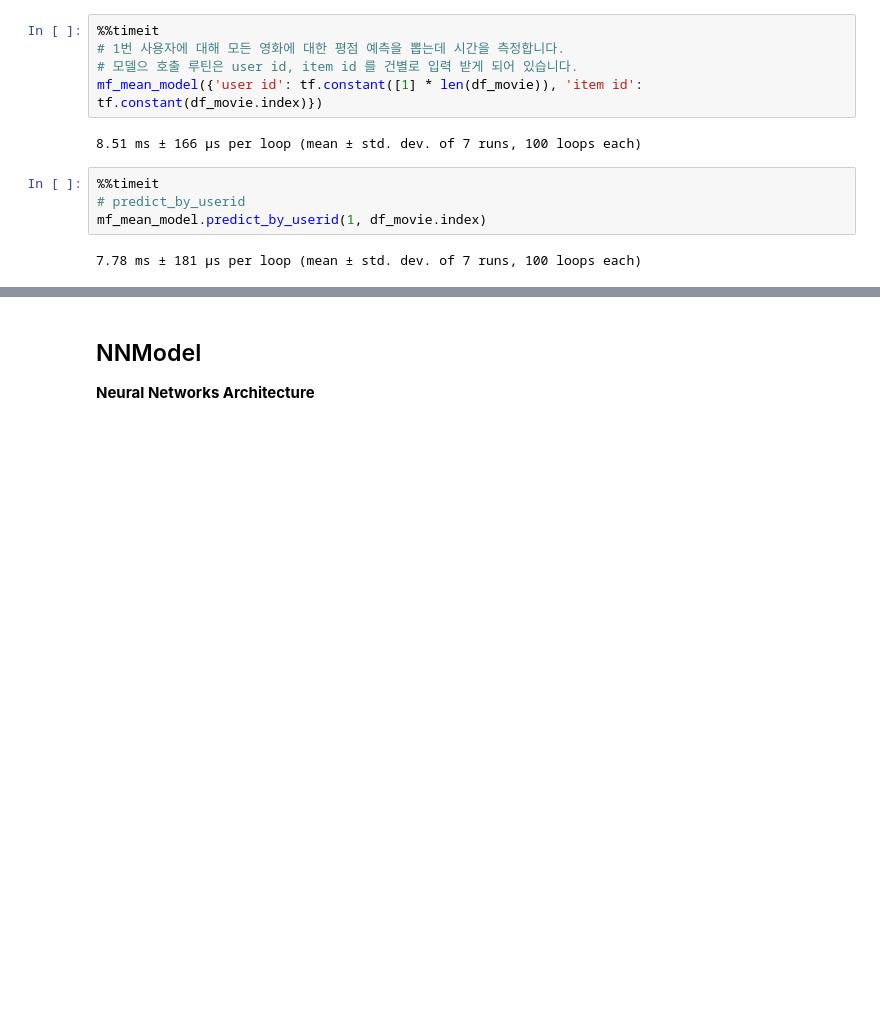
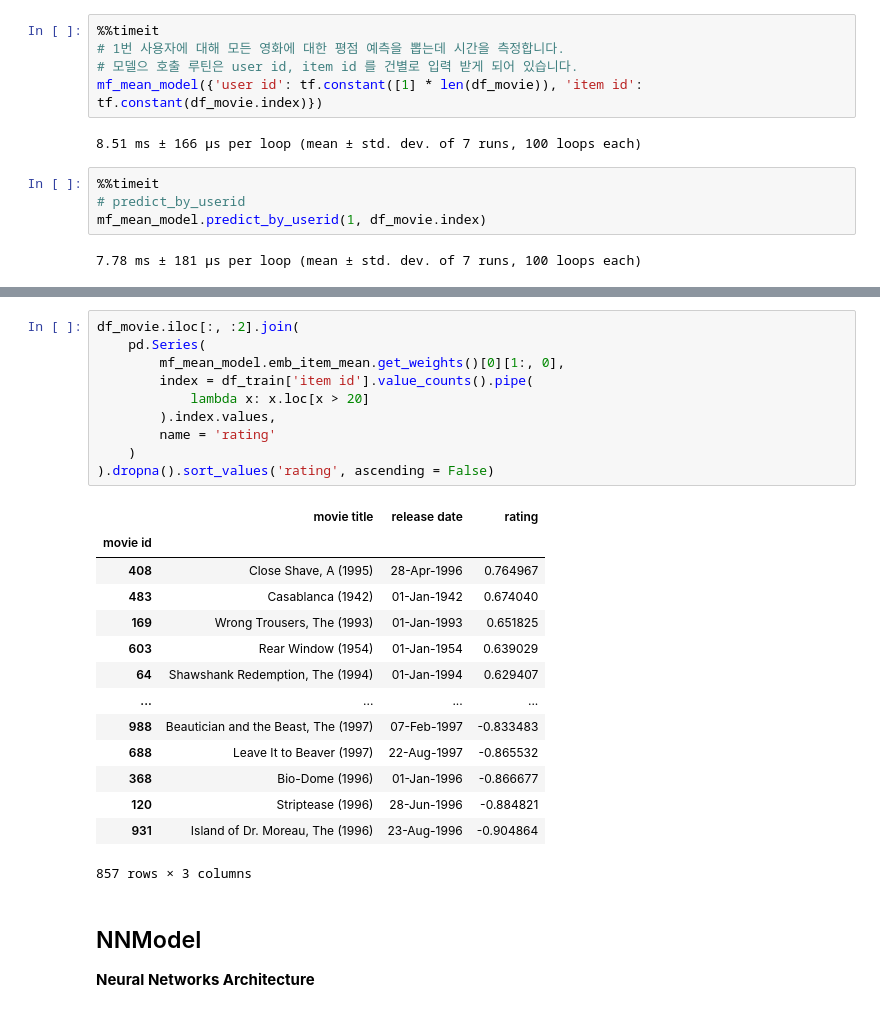
Before and after one commit to sunkusun9/rcmd_2503, a Jupyter notebook: 4.Matrix Factorization1.ipynb, the cells around one changed output, grey strips where cells are left out. Cells and saved outputs as stored; diff of their text form; blank space fills up the shorter version.

```diff
--- a/4.Matrix Factorization1.ipynb
+++ b/4.Matrix Factorization1.ipynb
@@ -1011,3 +1060,28 @@ mf_mean_model.predict_by_userid(1, df_movie.index)
+# %%
+df_movie.iloc[:, :2].join(
+    pd.Series(
+        mf_mean_model.emb_item_mean.get_weights()[0][1:, 0],
+        index = df_train['item id'].value_counts().pipe(
+            lambda x: x.loc[x > 20]
+        ).index.values,
+        name = 'rating'
+    )
+).dropna().sort_values('rating', ascending = False)
+# %% [output]
+|  | movie title | release date | rating |
+| movie id |  |  |  |
+| 408 | Close Shave, A (1995) | 28-Apr-1996 | 0.764967 |
+| 483 | Casablanca (1942) | 01-Jan-1942 | 0.674040 |
+| 169 | Wrong Trousers, The (1993) | 01-Jan-1993 | 0.651825 |
+| 603 | Rear Window (1954) | 01-Jan-1954 | 0.639029 |
+| 64 | Shawshank Redemption, The (1994) | 01-Jan-1994 | 0.629407 |
+| ... | ... | ... | ... |
+| 988 | Beautician and the Beast, The (1997) | 07-Feb-1997 | -0.833483 |
+| 688 | Leave It to Beaver (1997) | 22-Aug-1997 | -0.865532 |
+| 368 | Bio-Dome (1996) | 01-Jan-1996 | -0.866677 |
+| 120 | Striptease (1996) | 28-Jun-1996 | -0.884821 |
+| 931 | Island of Dr. Moreau, The (1996) | 23-Aug-1996 | -0.904864 |
+857 rows × 3 columns
 # %% [markdown]
 ## NNModel
 
```
Also changed, not shown: parts of 10 cells of this notebook, 4 other files.
